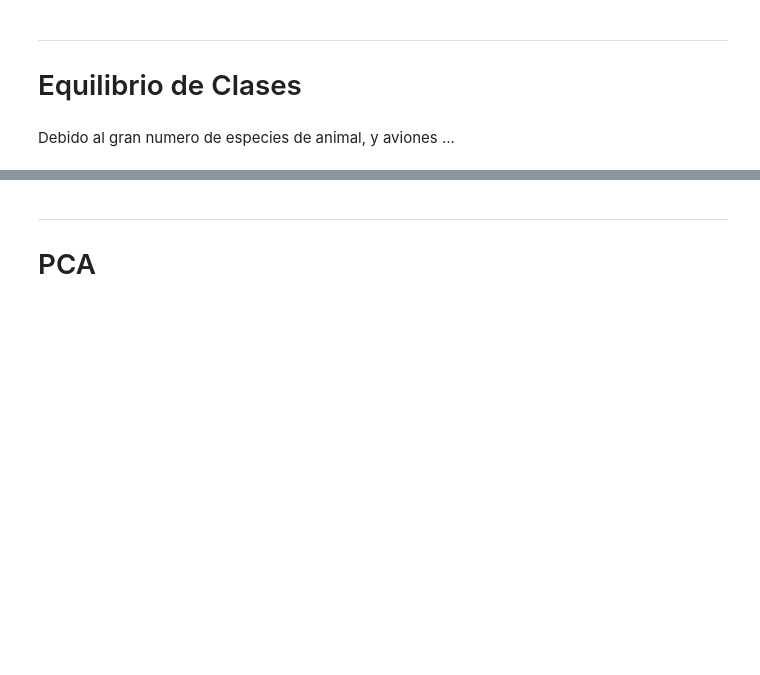
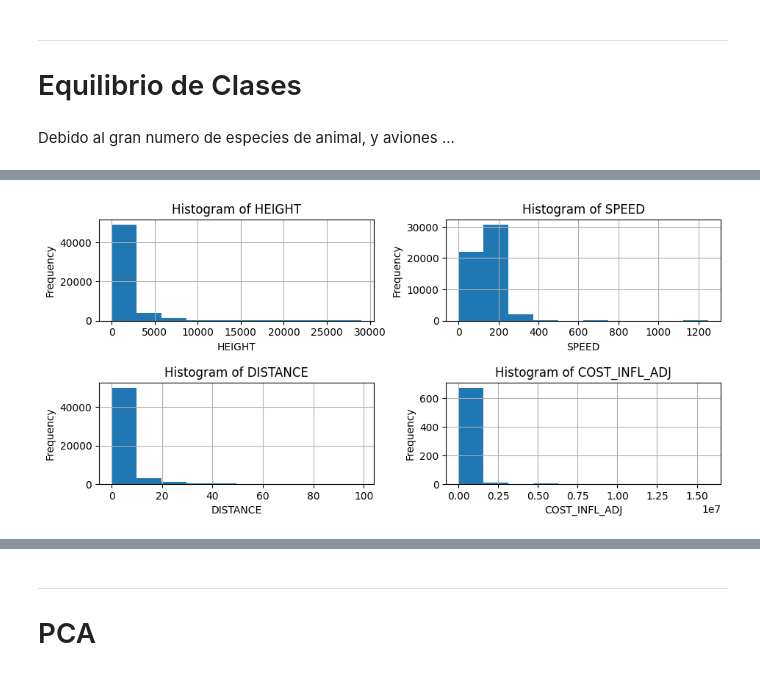
Before and after one commit to LuisBuenoA/Wildlife-Strike-Analysis, a Jupyter notebook: Practica1.ipynb, the cells around one changed output, grey strips where cells are left out. Cells and saved outputs as stored; diff of their text form; code cells hidden in the pictures; blank space fills up the shorter version.

```diff
--- a/Practica1.ipynb
+++ b/Practica1.ipynb
@@ -293,0 +319,24 @@ Name: AIRCRAFT, dtype: int64
+# %%
+# Filter out 'INCIDENT_YEAR' from your columns list
+num_cols = ['HEIGHT', 'SPEED', 'DISTANCE', 'COST_INFL_ADJ']
+
+# Create subplots
+fig, axes = plt.subplots(nrows=2, ncols=2, figsize=(10, 5))
+fig.tight_layout(pad=4.0)
+
+axes = axes.flatten()
+
+# Iterate over each column and plot its histogram
+for i, col in enumerate(num_cols):
+    # Select the axis for plotting
+    ax = axes[i]
+    # Plot histogram
+    df[col].hist(ax=ax)
+    ax.set_title(f'Histogram of {col}')
+    ax.set_xlabel(col)
+    ax.set_ylabel('Frequency')
+
+# Display the plots
+plt.show()
+# %% [output]
+[figure, added]
```
Also changed, not shown: parts of 18 cells of this notebook, 1 other file.
